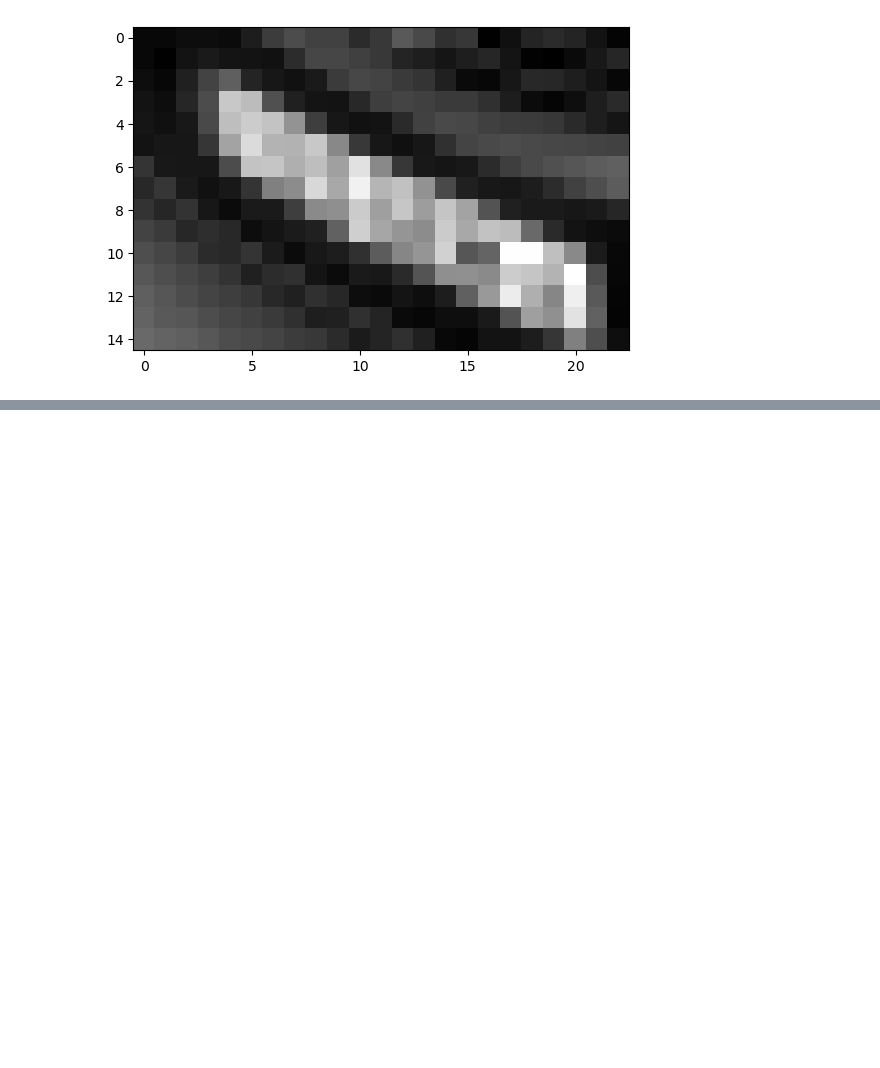
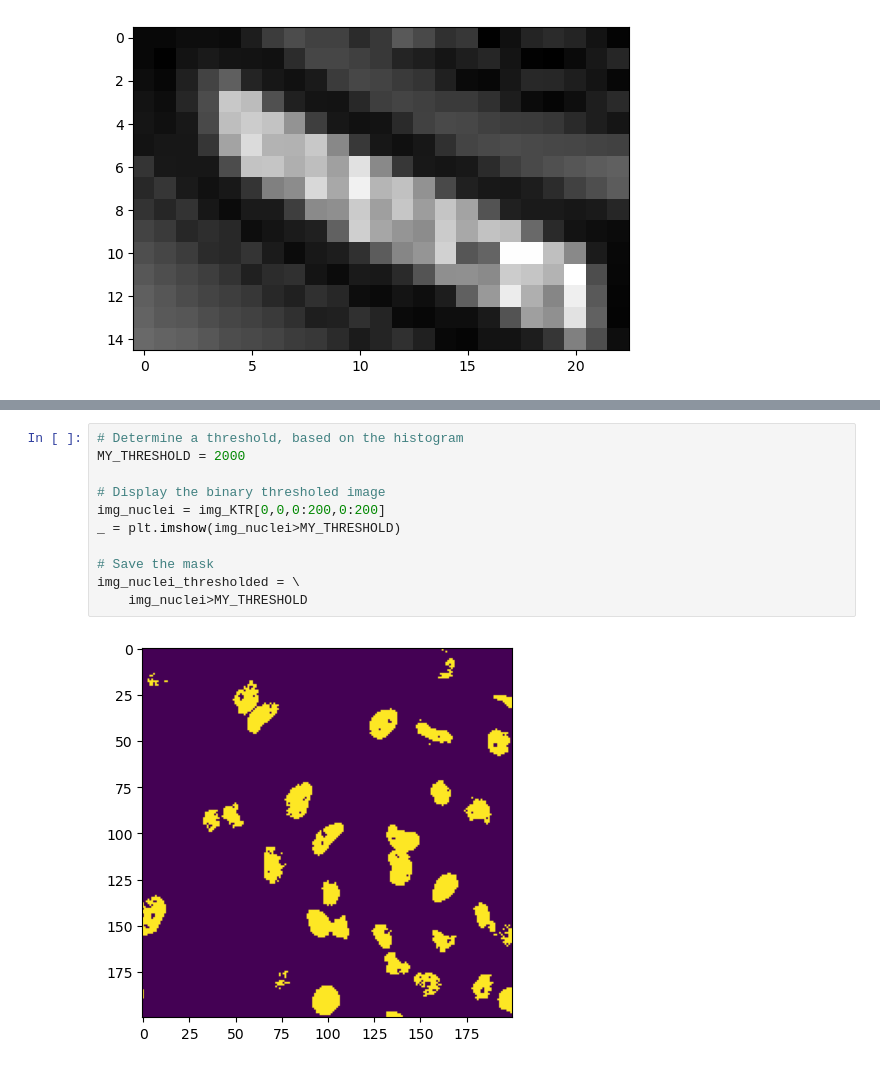
Before and after one commit to Jintram/Workshop_Py_image-analysis_2025, a Jupyter notebook: Answers/Bioimage-analysis_02_answers.ipynb, the cells around one changed output, grey strips where cells are left out. Saved outputs shown, nothing was run; the diff lists cells and outputs as text; blank space fills up the shorter version.

```diff
--- a/Answers/Bioimage-analysis_02_answers.ipynb
+++ b/Answers/Bioimage-analysis_02_answers.ipynb
@@ -43,0 +57,13 @@ _ = plt.imshow(img_small[710//4:770//4, 430//4:520//4], cmap='grey')
+# %%
+# Determine a threshold, based on the histogram
+MY_THRESHOLD = 2000
+
+# Display the binary thresholed image
+img_nuclei = img_KTR[0,0,0:200,0:200]
+_ = plt.imshow(img_nuclei>MY_THRESHOLD)
+
+# Save the mask
+img_nuclei_thresholded = \
+    img_nuclei>MY_THRESHOLD
+# %% [output]
+[figure, added]
```
Also changed, not shown: parts of 5 cells of this notebook, 1 other file.
